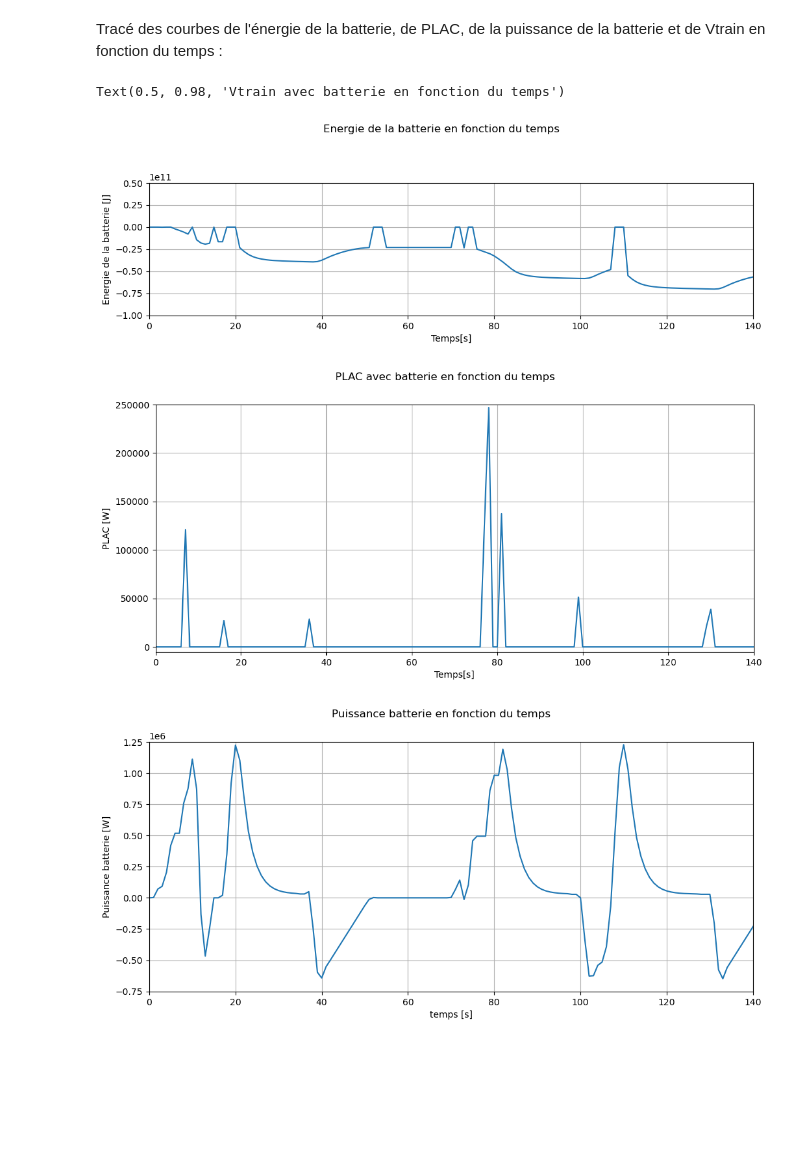
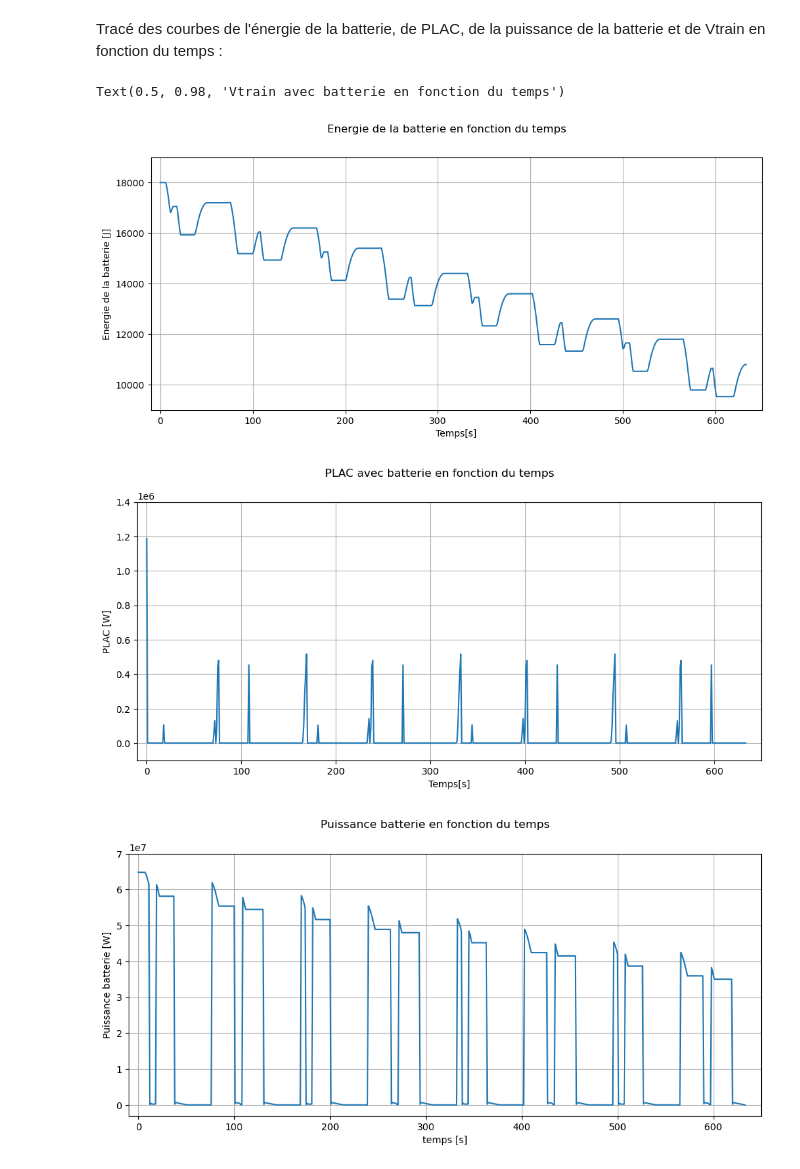
Before and after one commit to xingvxing/xingvxing, a Jupyter notebook: TP4_Partie1.ipynb, the cells around one changed output. Drawn from its saved outputs; the diff is of its cells as text; code cells hidden in the pictures; blank space fills up the shorter version.

```diff
--- a/TP4_Partie1.ipynb
+++ b/TP4_Partie1.ipynb
@@ -15,12 +15,12 @@ import numpy as np
 import matplotlib.pyplot as plt
 
 #%% Création et conversion des données
-
+NB_SIMU= 1000
 VLAC = 750 #Volts
 VSST = 790 #Volts
 RSST = 33*1e-3 #mOhm
-RHOLAC = 131e-6 # Ohm/m
-RHORAIL = 18e-6 # Ohm/m
+RHOLAC = 95e-6 # Ohm/m
+RHORAIL = 10e-6 # Ohm/m
 
 Times = []
 X = []
@@ -282,3 +280,5 @@ Calcul de PLAC :
+# %%
+PLAC = VLAC**2/(RLAC1+RLAC2)
 # %% [markdown]
 Calcul de Vtrain :
 # %%
@@ -401,2 +489,8 @@ PSST = VSST**2 / RSST
+# %%
+Pelec=remplissage_p_elec(Pm)
+EbattMax = 18*1e3
+
+Seuil = 0.5 * np.max(Pelec) # choisi par Baptiste, quel est l'unité de Pelec à discuter
+VTrainBatt,EBatt,PBatt=gestion_batterie(Pelec,EbattMax,Seuil)
 # %% [markdown]
 Calcul de l'énergie de la batterie, des puissances et de Vtrain :
@@ -441,44 +497,43 @@ for i, pm in enumerate(Pm):
 # %% [markdown]
 Tracé des courbes de l'énergie de la batterie, de PLAC, de la puissance de la batterie et de Vtrain en fonction du temps :
 # %%
-plt.figure(1,figsize = (12,9))
-plt.subplot(3,1,1)
-plt.plot(Times, Ebatt*3600)
+plt.figure(1,figsize = (12,5))
+plt.plot(Times, EBatt)
 plt.grid()
-plt.xlim([0, 140])
-plt.ylim([-1*1e11, 0.5*1e11])
+plt.xlim([-10, 650])
+plt.ylim([9e3, 19e3])
 plt.xlabel("Temps[s]")
 plt.ylabel("Energie de la batterie [J]")
 plt.suptitle("Energie de la batterie en fonction du temps")
 
 plt.figure(2,figsize = (12,5))
 plt.plot(Times, PLAC)
 plt.grid()
-plt.xlim([0,140])
-plt.ylim([-5000, 250000])
+plt.xlim([-10, 650])
+plt.ylim([-1e5, 1.4e6])
 plt.xlabel("Temps[s]")
 plt.ylabel("PLAC [W]")
 plt.suptitle("PLAC avec batterie en fonction du temps")
 
 plt.figure(3,figsize = (12,5))
-plt.plot(Times, Pbatt)
+plt.plot(Times, PBatt)
 plt.grid()
-plt.xlim([0,140])
-plt.ylim([-0.75*1e6, 1.25*1e6])
+plt.xlim([-10,650])
+plt.ylim([-0.3e7, 7e7])
 plt.ylabel("Puissance batterie [W]")
 plt.xlabel("temps [s]")
 plt.suptitle("Puissance batterie en fonction du temps")
 
 plt.figure(4,figsize = (12,5))
-plt.plot(Times, VtrainBatt)
+plt.plot(Times, VTrainBatt)
 plt.grid()
-plt.xlim([0,140])
-plt.ylim([700, 800])
+plt.xlim([-10,650])
+plt.ylim([600, 800])
 plt.ylabel("Vtrain [V]")
 plt.xlabel("temps [s]")
 plt.suptitle("Vtrain avec batterie en fonction du temps")
 # %% [output]
 Text(0.5, 0.98, 'Vtrain avec batterie en fonction du temps')
-[figure, old version]
+[figure, new version]
-[figure, old version]
+[figure, new version]
-[figure, old version]
+[figure, new version]
```
Also changed, not shown: parts of 42 cells of this notebook, 1 other file.
